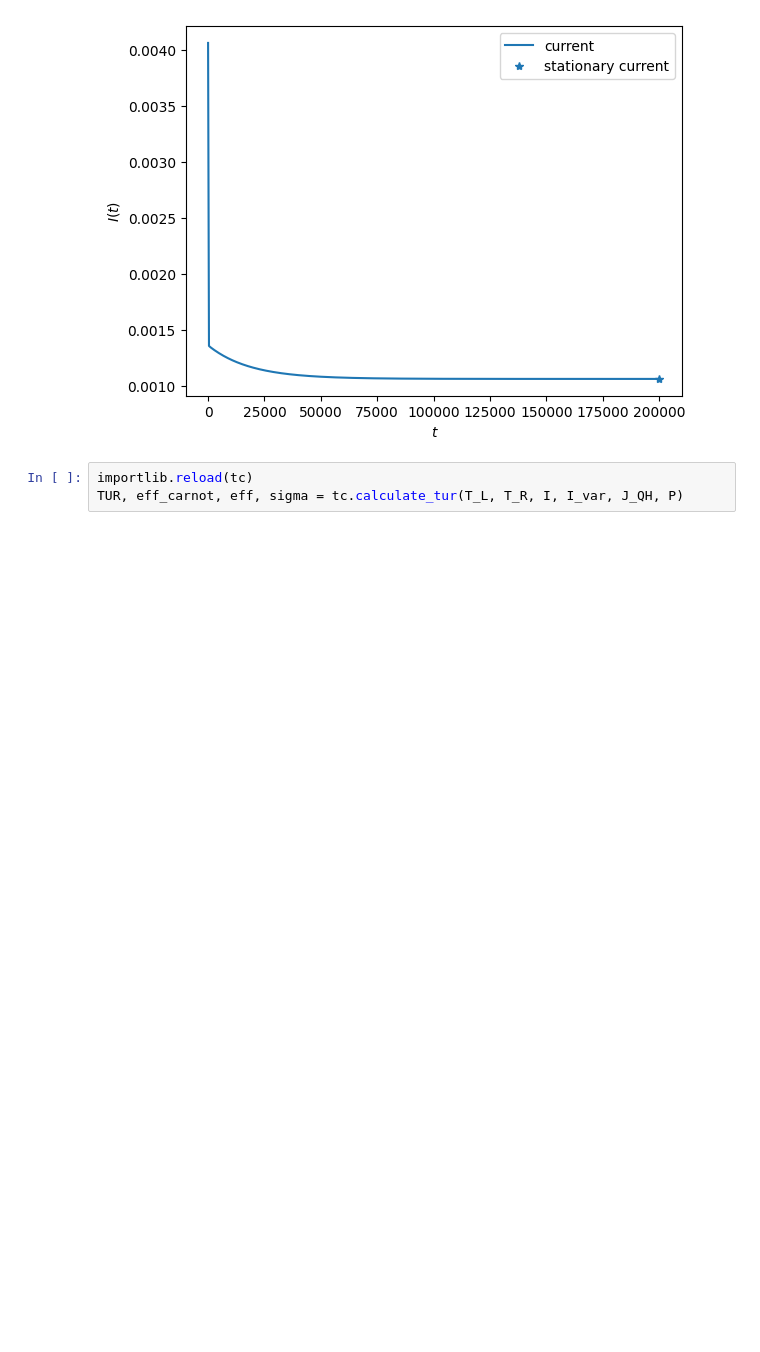
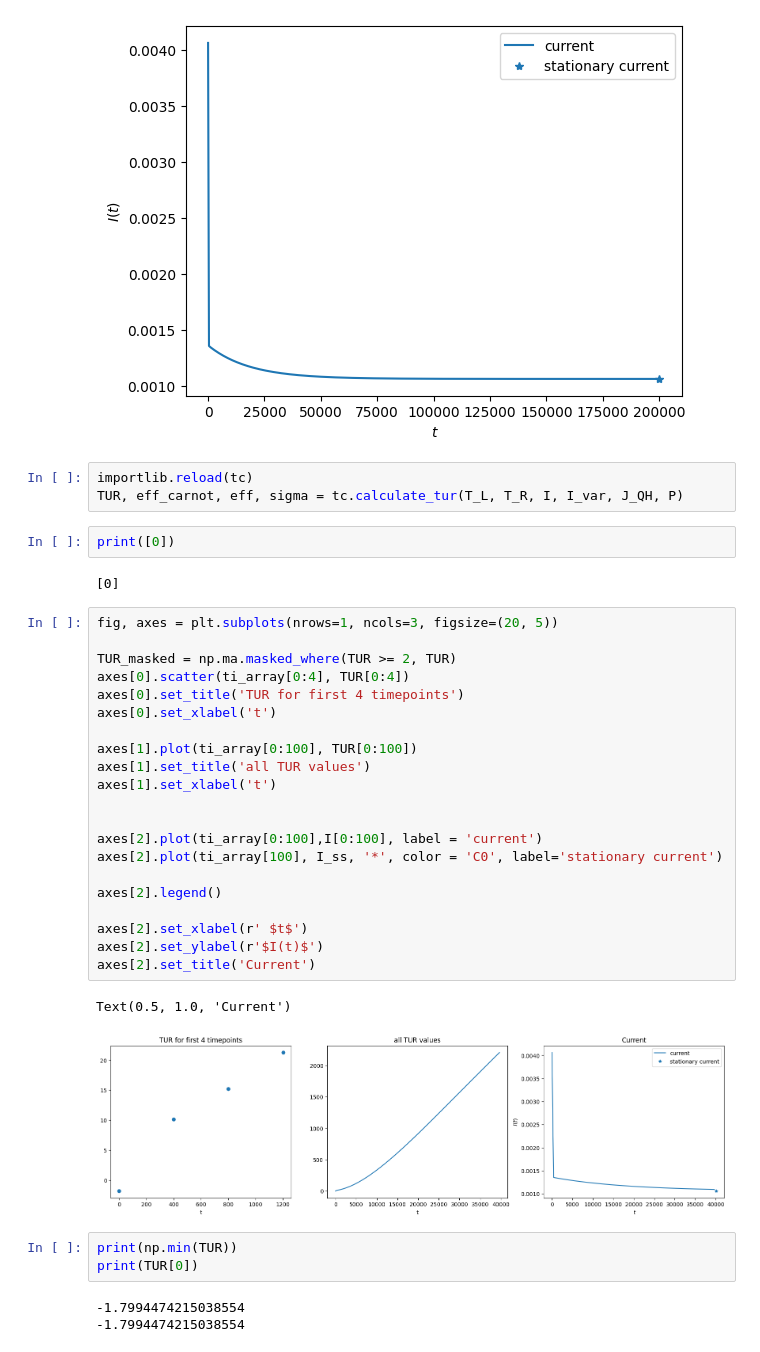
Before and after one commit to myIntSet/thermoelectrics, a Jupyter notebook: time evolution/metastability_test.ipynb, the cells around one changed output. Cells and saved outputs as stored; diff of their text form; blank space fills up the shorter version.

```diff
--- a/time evolution/metastability_test.ipynb
+++ b/time evolution/metastability_test.ipynb
@@ -73,3 +73,37 @@ Text(0, 0.5, '$I(t)$')
 # %%
 importlib.reload(tc)
 TUR, eff_carnot, eff, sigma = tc.calculate_tur(T_L, T_R, I, I_var, J_QH, P)
+# %%
+print([0])
+# %% [output]
+[0]
+# %%
+fig, axes = plt.subplots(nrows=1, ncols=3, figsize=(20, 5))
+
+TUR_masked = np.ma.masked_where(TUR >= 2, TUR)
+axes[0].scatter(ti_array[0:4], TUR[0:4])
+axes[0].set_title('TUR for first 4 timepoints')
+axes[0].set_xlabel('t')
+
+axes[1].plot(ti_array[0:100], TUR[0:100])
+axes[1].set_title('all TUR values')
+axes[1].set_xlabel('t')
+
+
+axes[2].plot(ti_array[0:100],I[0:100], label = 'current')
+axes[2].plot(ti_array[100], I_ss, '*', color = 'C0', label='stationary current')
+
+axes[2].legend()
+
+axes[2].set_xlabel(r' $t$')
+axes[2].set_ylabel(r'$I(t)$')
+axes[2].set_title('Current')
+# %% [output]
+Text(0.5, 1.0, 'Current')
+[figure, added]
+# %%
+print(np.min(TUR))
+print(TUR[0])
+# %% [output]
+-1.7994474215038554
+-1.7994474215038554
```
Also changed, not shown: 1 other file.
